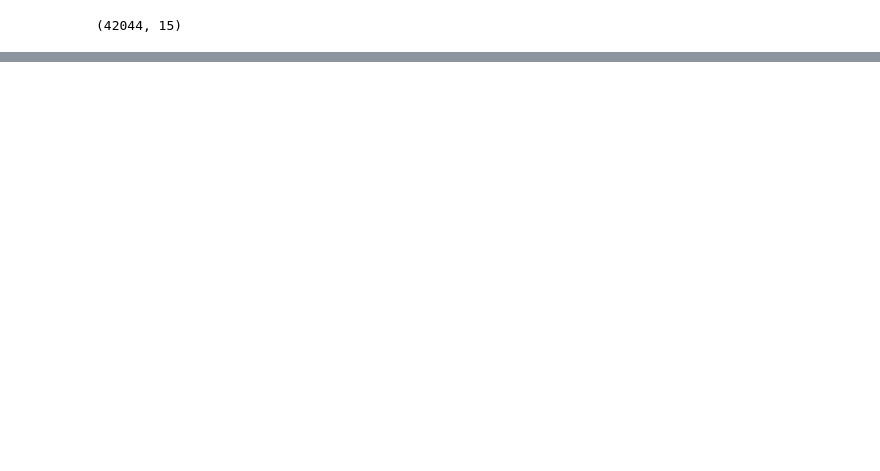
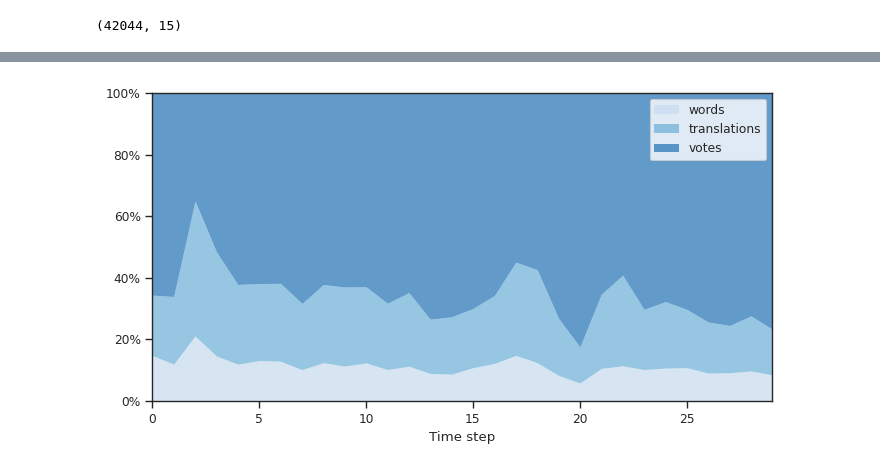
Before and after one commit to alexeykosh/2023-slovotvir-reuse-analysis, a Jupyter notebook: model_data.ipynb, the cells around one changed output, grey strips where cells are left out. Drawn from its saved outputs; the diff is of its cells as text; code cells hidden in the pictures; blank space fills up the shorter version.

```diff
--- a/model_data.ipynb
+++ b/model_data.ipynb
@@ -62,7 +69,0 @@ Correlation:  0.3776408695035882
-# %%
-votes = pd.read_csv("data_/votes.csv")
-votes['created_at'] = pd.to_datetime(votes['created_at'])
-# votes['bin'] = pd.cut(votes['created_at'], bins=epochs, labels=range(epochs))
-# use datettime from df to create identical bins ('translation_created_at') and label then with range(epochs)
-votes['bin'] = pd.cut(votes['created_at'], bins=pd.date_range(start=df['translation_created_at'].min(), end=df['translation_created_at'].max(), periods=epochs+1), labels=range(epochs))
-votes = votes[~votes['bin'].isna()]
@@ -116,0 +135,21 @@ with open('data/true_likes.pkl', 'wb') as f:
+# %%
+colors = sns.color_palette("Blues", 3)
+fig, ax = plt.subplots(figsize=(8, 4))
+total_count = df_unique['n_words'] + df_unique['n_translations'] + votes.groupby('bin')['id'].nunique().reindex(df_unique['bin']).fillna(0)
+ax.fill_between(df_unique['bin'], 0, df_unique['n_words'] / total_count * 100, label='words', color=colors[0], linewidth=0, alpha=0.7)
+ax.fill_between(df_unique['bin'], df_unique['n_words'] / total_count * 100, (df_unique['n_words'] + df_unique['n_translations']) / total_count * 100,
+                label='translations', color=colors[1], linewidth=0, alpha=0.7)
+votes_count = votes.groupby('bin')['id'].nunique().reindex(df_unique['bin']).fillna(0)
+ax.fill_between(df_unique['bin'], (df_unique['n_words'] + df_unique['n_translations']) / total_count * 100,
+                (df_unique['n_words'] + df_unique['n_translations'] + votes_count) / total_count * 100, label='votes', color=colors[2], linewidth=0, alpha=0.7)
+ax.set_ylim(0, 100)
+vals = ax.get_yticks()
+ax.set_yticklabels(['{:,.0%}'.format(x / 100) for x in vals])
+plt.xlabel('Time step')
+plt.ylabel('')
+plt.legend()
+plt.margins(0, 0)
+plt.savefig('figures/summary.pdf', bbox_inches='tight', pad_inches=0)
+plt.show()
+# %% [output]
+[figure, added]
```
Also changed, not shown: parts of 16 cells of this notebook, 2 other files.
